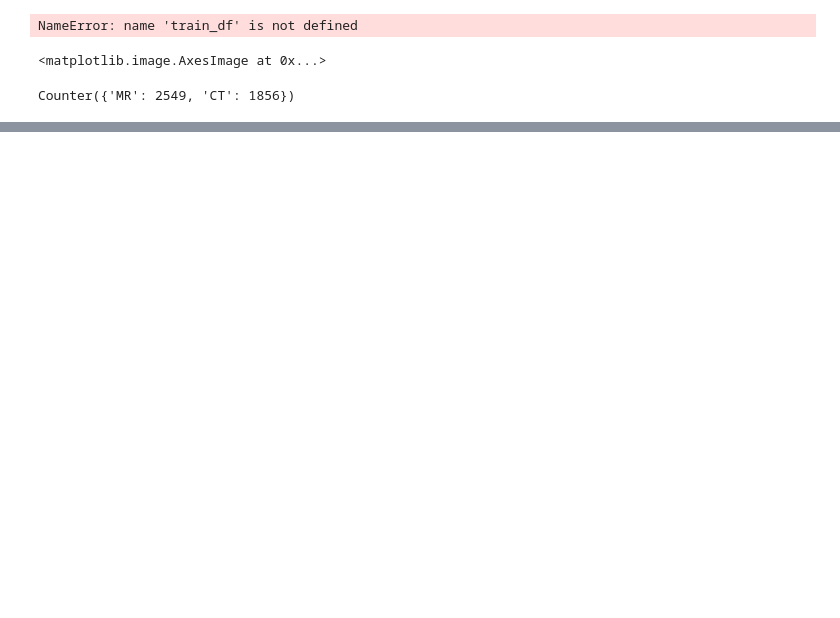
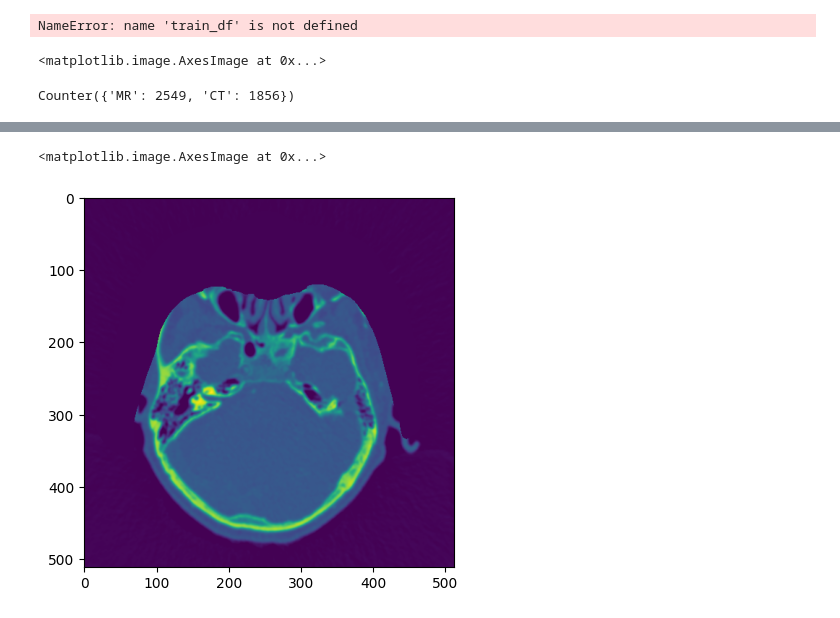
Before and after one commit to tom99763/9th-place-solution-RSNA-IAD, a Jupyter notebook: notebooks/Untitled.ipynb, the cells around one changed output, grey strips where cells are left out. Drawn from its saved outputs; the diff is of its cells as text; code cells hidden in the pictures; blank space fills up the shorter version.

```diff
--- a/notebooks/Untitled.ipynb
+++ b/notebooks/Untitled.ipynb
@@ -623,0 +770,6 @@ Counter({'MR': 2549, 'CT': 1856})
+# %%
+
+plt.imshow(ds.pixel_array)
+# %% [output]
+<matplotlib.image.AxesImage at 0x...>
+[figure, added]
```
Also changed, not shown: parts of 35 cells of this notebook, 8 other files.
